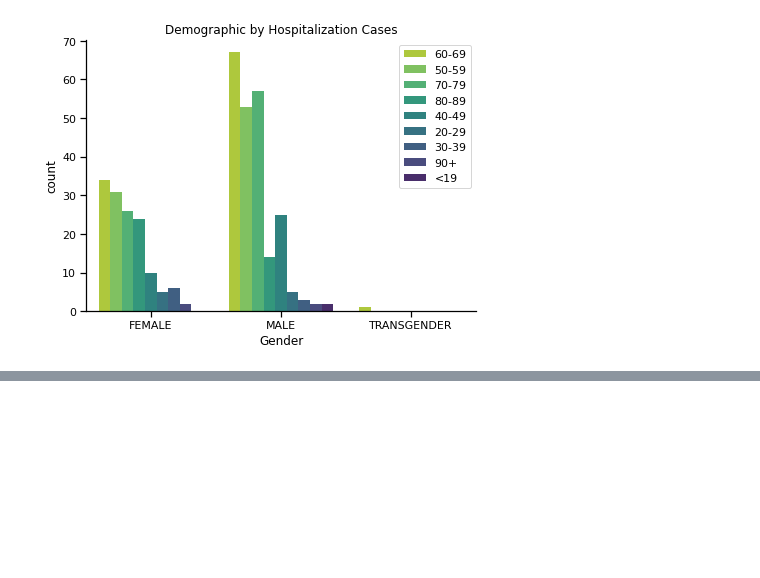
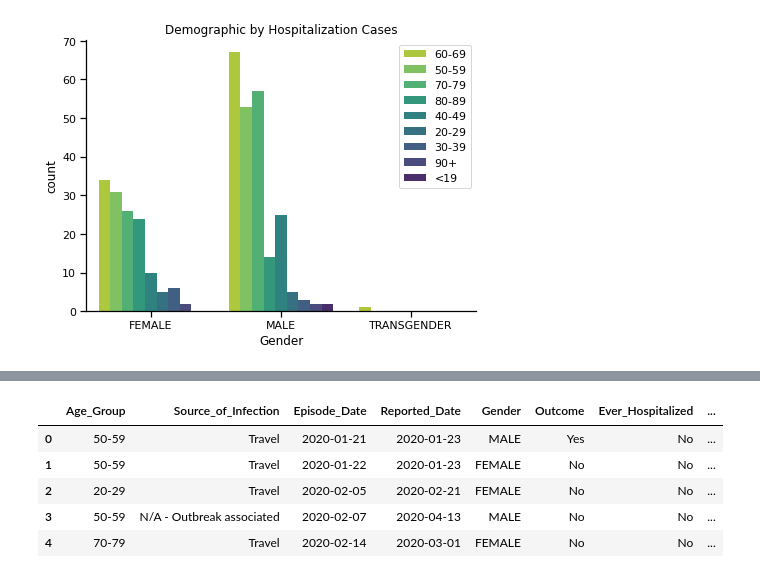
Before and after one commit to data301-2020-winter1/course-project-group_6022, a Jupyter notebook: analysis/Task 5 Folder Milestone 2/Analysis Notebook.ipynb, the cells around one changed output, grey strips where cells are left out. Saved outputs shown, nothing was run; the diff lists cells and outputs as text; code cells hidden in the pictures; blank space fills up the shorter version.

```diff
--- a/analysis/Task 5 Folder Milestone 2/Analysis Notebook.ipynb
+++ b/analysis/Task 5 Folder Milestone 2/Analysis Notebook.ipynb
@@ -105,0 +112,21 @@ From this data set we can also guess that females <19 are the least to be affect
+# %%
+import pandas as pd
+import numpy as np
+import pandas_profiling
+import sys, os
+import seaborn as sns
+from matplotlib import pyplot as plt
+sys.path.insert(0, os.path.abspath('..'))
+from scripts import project_functions as sc
+path ="C:\\Users\\matta\\Documents\\UBCO 20-21\\Data 301\\course-project-group_6022\\data\\raw\\COVID19 cases Toronto.csv"  #"D:\\Work\\DATA301\\course-project-group_6022\\data\\raw\\COVID19 cases Toronto.csv"
+#this formats everything quickly.
+df = sc.ez_format(path)
+
+df.head(5)
+# %% [output]
+|  | Age_Group | Source_of_Infection | Episode_Date | Reported_Date | Gender | Outcome | Ever_Hospitalized | ... |
+| 0 | 50-59 | Travel | 2020-01-21 | 2020-01-23 | MALE | Yes | No | ... |
+| 1 | 50-59 | Travel | 2020-01-22 | 2020-01-23 | FEMALE | No | No | ... |
+| 2 | 20-29 | Travel | 2020-02-05 | 2020-02-21 | FEMALE | No | No | ... |
+| 3 | 50-59 | N/A - Outbreak associated | 2020-02-07 | 2020-04-13 | MALE | No | No | ... |
+| 4 | 70-79 | Travel | 2020-02-14 | 2020-03-01 | FEMALE | No | No | ... |
```
Also changed, not shown: parts of 6 cells of this notebook, 2 other files.
